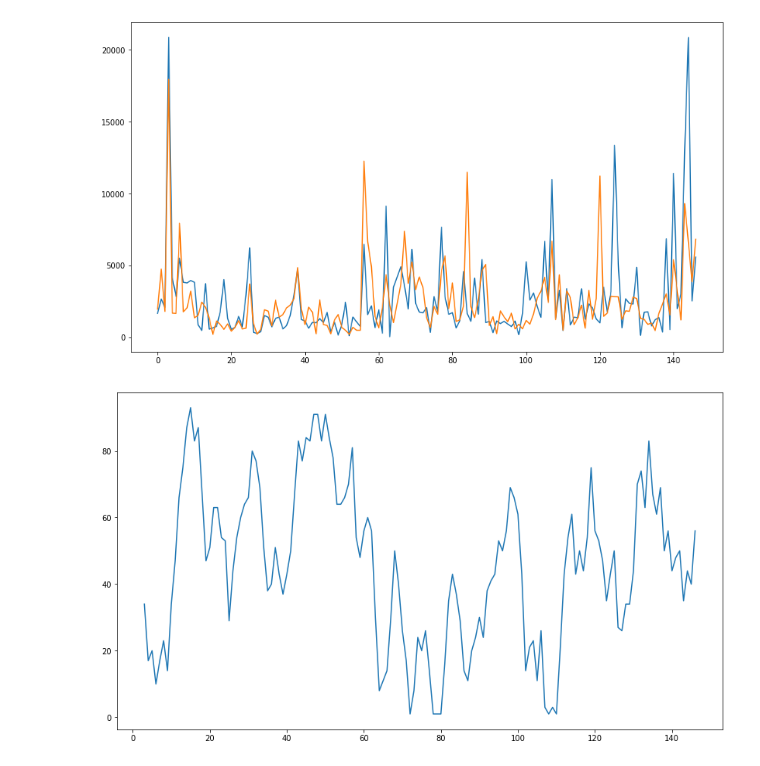
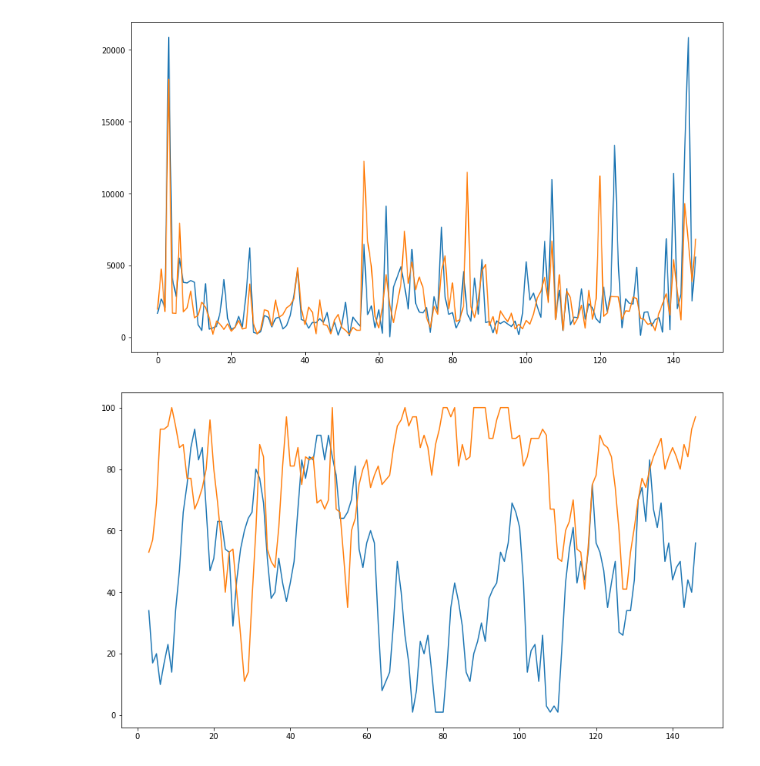
Before and after one commit to c1rowe/cogs189final, a Jupyter notebook: test.ipynb, the cells around one changed output. Saved outputs shown, nothing was run; the diff lists cells and outputs as text; code cells hidden in the pictures.

Commit message:
Update test.ipynb
update with meditation measure (had unsaved)

```diff
--- a/test.ipynb
+++ b/test.ipynb
@@ -52,10 +52,11 @@ attention = df[' Attention'][3:]
 attention = attention.astype(float)
 
 meditation = df[' Meditation'][3:]
-meditation = mediation.astype()
+meditation = meditation.astype(float)
 # %%
 plt.figure(figsize=(14,8))
 plt.plot(attention)
+plt.plot(meditation)
 plt.show()
 # %% [output]
-[figure, old version]
+[figure, new version]
```
